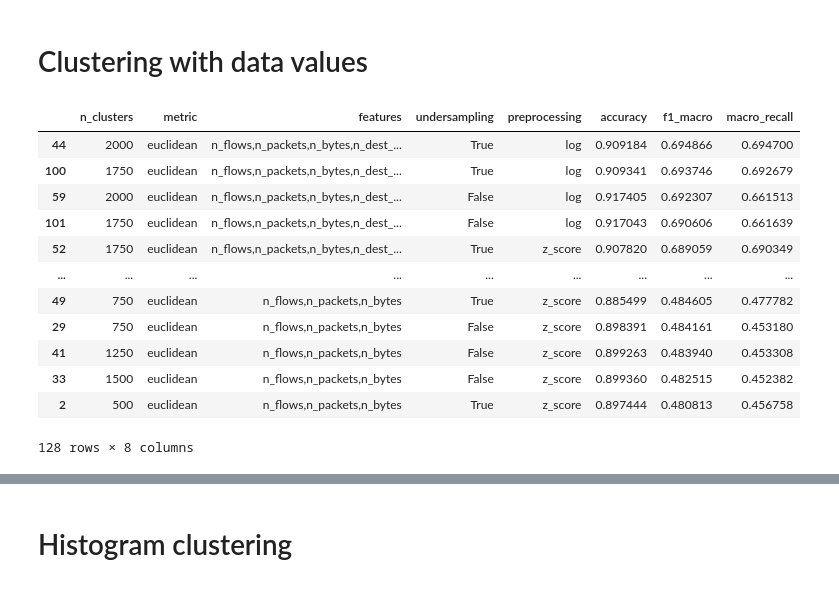
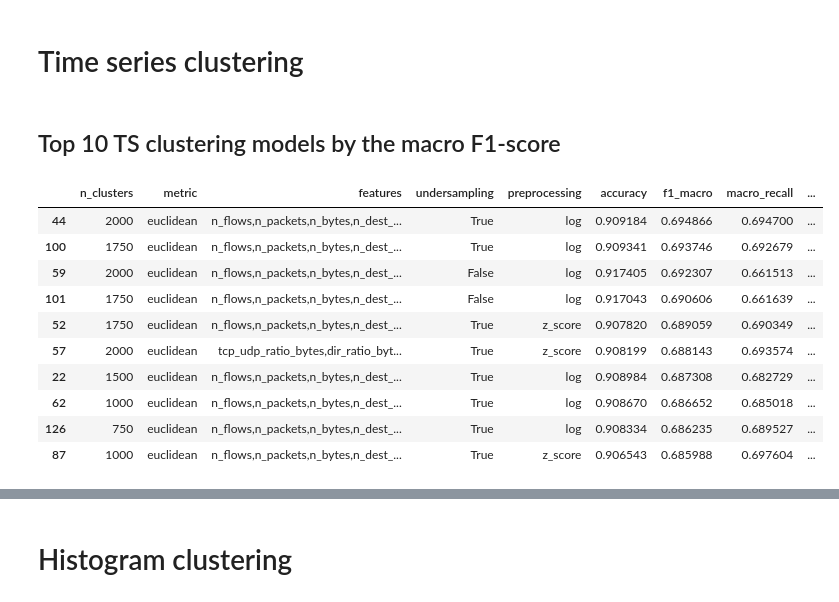
Before and after one commit to koumajos/DeviceTypeClassification, a Jupyter notebook: evaluation_notebooks/clustering_results.ipynb, the cells around one changed output, grey strips where cells are left out. Cells and saved outputs as stored; diff of their text form; code cells hidden in the pictures.

```diff
--- a/evaluation_notebooks/clustering_results.ipynb
+++ b/evaluation_notebooks/clustering_results.ipynb
@@ -14,2 +52,2 @@ import argparse
 # %% [markdown]
-# Clustering with data values
+# Time series clustering
@@ -20,16 +53,0 @@ df_results = df_sorted[df_sorted['f1_macro'] > 0]
-# %%
-df_results
-# %% [output]
-|  | n_clusters | metric | features | undersampling | preprocessing | accuracy | f1_macro | macro_recall |
-| 44 | 2000 | euclidean | n_flows,n_packets,n_bytes,n_dest_... | True | log | 0.909184 | 0.694866 | 0.694700 |
-| 100 | 1750 | euclidean | n_flows,n_packets,n_bytes,n_dest_... | True | log | 0.909341 | 0.693746 | 0.692679 |
-| 59 | 2000 | euclidean | n_flows,n_packets,n_bytes,n_dest_... | False | log | 0.917405 | 0.692307 | 0.661513 |
-| 101 | 1750 | euclidean | n_flows,n_packets,n_bytes,n_dest_... | False | log | 0.917043 | 0.690606 | 0.661639 |
-| 52 | 1750 | euclidean | n_flows,n_packets,n_bytes,n_dest_... | True | z_score | 0.907820 | 0.689059 | 0.690349 |
-| ... | ... | ... | ... | ... | ... | ... | ... | ... |
-| 49 | 750 | euclidean | n_flows,n_packets,n_bytes | True | z_score | 0.885499 | 0.484605 | 0.477782 |
-| 29 | 750 | euclidean | n_flows,n_packets,n_bytes | False | z_score | 0.898391 | 0.484161 | 0.453180 |
-| 41 | 1250 | euclidean | n_flows,n_packets,n_bytes | False | z_score | 0.899263 | 0.483940 | 0.453308 |
-| 33 | 1500 | euclidean | n_flows,n_packets,n_bytes | False | z_score | 0.899360 | 0.482515 | 0.452382 |
-| 2 | 500 | euclidean | n_flows,n_packets,n_bytes | True | z_score | 0.897444 | 0.480813 | 0.456758 |
-128 rows × 8 columns
@@ -35,0 +57,17 @@ df_results
+# %% [markdown]
+## Top 10 TS clustering models by the macro F1-score
+# %%
+df_sorted = df_results.sort_values(by='f1_macro',ascending = False)
+df_sorted.head(10)
+# %% [output]
+|  | n_clusters | metric | features | undersampling | preprocessing | accuracy | f1_macro | macro_recall | ... |
+| 44 | 2000 | euclidean | n_flows,n_packets,n_bytes,n_dest_... | True | log | 0.909184 | 0.694866 | 0.694700 | ... |
+| 100 | 1750 | euclidean | n_flows,n_packets,n_bytes,n_dest_... | True | log | 0.909341 | 0.693746 | 0.692679 | ... |
+| 59 | 2000 | euclidean | n_flows,n_packets,n_bytes,n_dest_... | False | log | 0.917405 | 0.692307 | 0.661513 | ... |
+| 101 | 1750 | euclidean | n_flows,n_packets,n_bytes,n_dest_... | False | log | 0.917043 | 0.690606 | 0.661639 | ... |
+| 52 | 1750 | euclidean | n_flows,n_packets,n_bytes,n_dest_... | True | z_score | 0.907820 | 0.689059 | 0.690349 | ... |
+| 57 | 2000 | euclidean | tcp_udp_ratio_bytes,dir_ratio_byt... | True | z_score | 0.908199 | 0.688143 | 0.693574 | ... |
+| 22 | 1500 | euclidean | n_flows,n_packets,n_bytes,n_dest_... | True | log | 0.908984 | 0.687308 | 0.682729 | ... |
+| 62 | 1000 | euclidean | n_flows,n_packets,n_bytes,n_dest_... | True | log | 0.908670 | 0.686652 | 0.685018 | ... |
+| 126 | 750 | euclidean | n_flows,n_packets,n_bytes,n_dest_... | True | log | 0.908334 | 0.686235 | 0.689527 | ... |
+| 87 | 1000 | euclidean | n_flows,n_packets,n_bytes,n_dest_... | True | z_score | 0.906543 | 0.685988 | 0.697604 | ... |
```
Also changed, not shown: parts of 15 cells of this notebook, 5 other files.
